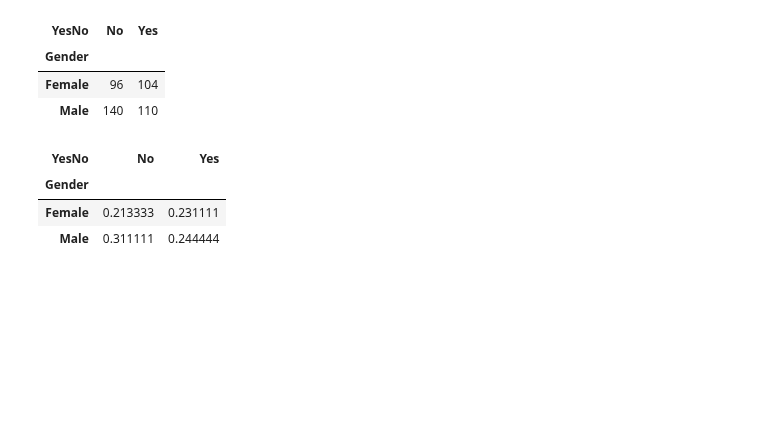
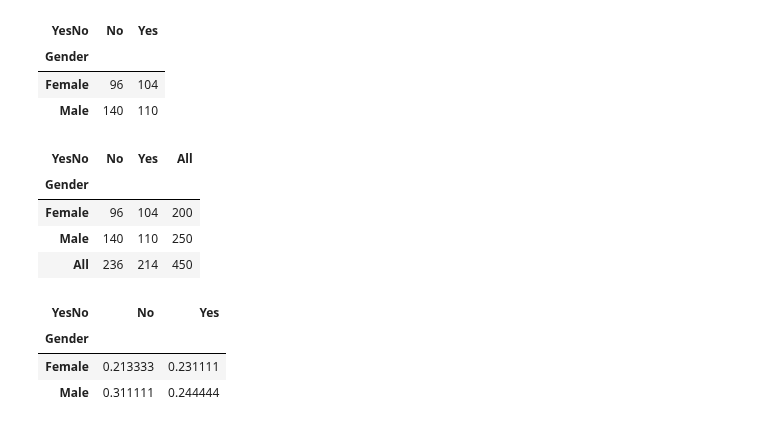
Before and after one commit to anjuiswhat/TIL, a Jupyter notebook: ADP_study/A_통계적 추정과 검정_(1).ipynb, the cells around one changed output. Cells and saved outputs as stored; diff of their text form; code cells hidden in the pictures; blank space fills up the shorter version.

```diff
--- a/ADP_study/A_통계적 추정과 검정_(1).ipynb
+++ b/ADP_study/A_통계적 추정과 검정_(1).ipynb
@@ -838,6 +843,20 @@ cm
 | Gender |  |  |
 | Female | 96 | 104 |
 | Male | 140 | 110 |
+# %%
+# 교차표 (margins 옵션 적용)
+
+cm_margins = pd.crosstab( index = df_support.Gender,
+                          columns = df_support.YesNo,
+                          margins = True )
+
+cm_margins
+# %% [output]
+| YesNo | No | Yes | All |
+| Gender |  |  |  |
+| Female | 96 | 104 | 200 |
+| Male | 140 | 110 | 250 |
+| All | 236 | 214 | 450 |
 # %%
 # 교차표 ( 모든 데이터에 대해 정규화한 결과 )
 
```
Also changed, not shown: parts of 13 cells of this notebook, 1 other file.
